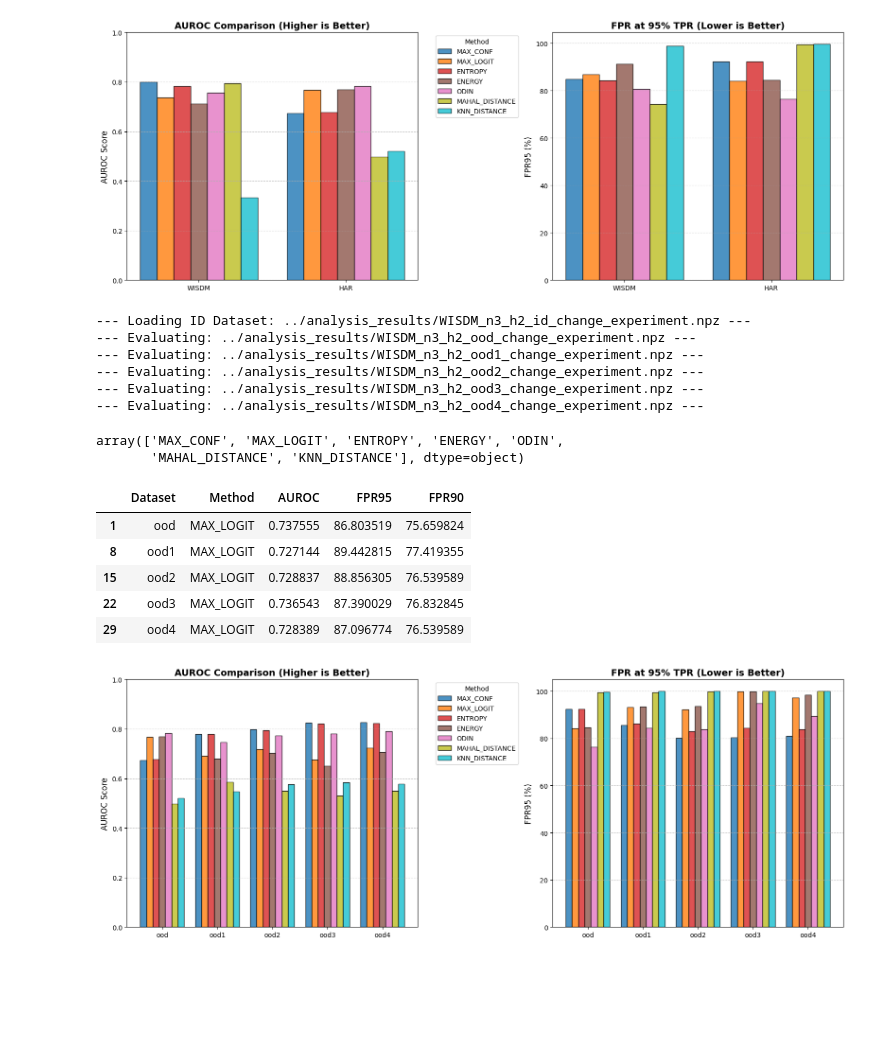
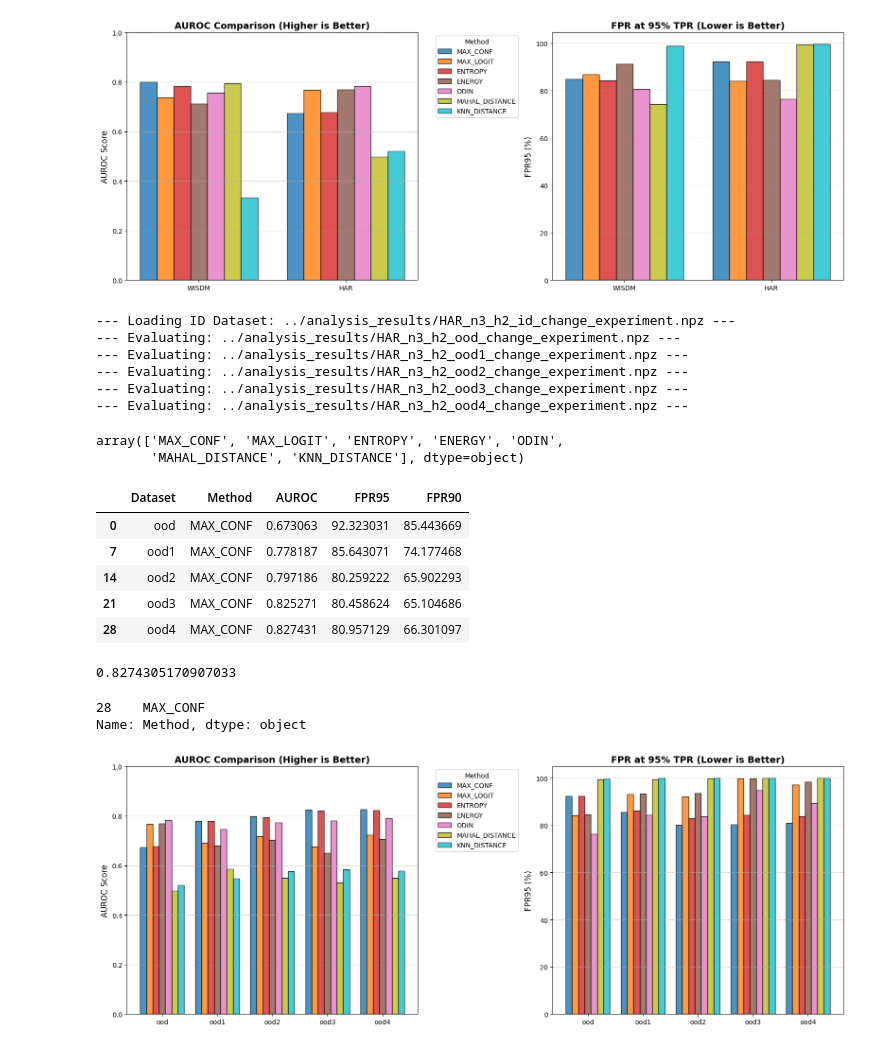
Before and after one commit to czotterbenedek/ood-detection-with-timedrl, a Jupyter notebook: notebooks/evaluation_of_ood.ipynb, the cells around one changed output. Cells and saved outputs as stored; diff of their text form; code cells hidden in the pictures; blank space fills up the shorter version.

Commit message:
experimenting

```diff
--- a/notebooks/evaluation_of_ood.ipynb
+++ b/notebooks/evaluation_of_ood.ipynb
@@ -287,7 +288,7 @@ plot_comparison_report(report_df)
 # %% [output]
 [figure]
 # %%
-dataset = "WISDM"
+dataset = "HAR"
 
 id_file = f"../analysis_results/{dataset}_n3_h2_id_change_experiment.npz"
 
@@ -301,26 +302,36 @@ ood_files = [
 
 df_results = run_full_ood_evaluation_workflow(id_file, ood_files)
 # %% [output]
---- Loading ID Dataset: ../analysis_results/WISDM_n3_h2_id_change_experiment.npz ---
---- Evaluating: ../analysis_results/WISDM_n3_h2_ood_change_experiment.npz ---
---- Evaluating: ../analysis_results/WISDM_n3_h2_ood1_change_experiment.npz ---
---- Evaluating: ../analysis_results/WISDM_n3_h2_ood2_change_experiment.npz ---
---- Evaluating: ../analysis_results/WISDM_n3_h2_ood3_change_experiment.npz ---
---- Evaluating: ../analysis_results/WISDM_n3_h2_ood4_change_experiment.npz ---
+--- Loading ID Dataset: ../analysis_results/HAR_n3_h2_id_change_experiment.npz ---
+--- Evaluating: ../analysis_results/HAR_n3_h2_ood_change_experiment.npz ---
+--- Evaluating: ../analysis_results/HAR_n3_h2_ood1_change_experiment.npz ---
+--- Evaluating: ../analysis_results/HAR_n3_h2_ood2_change_experiment.npz ---
+--- Evaluating: ../analysis_results/HAR_n3_h2_ood3_change_experiment.npz ---
+--- Evaluating: ../analysis_results/HAR_n3_h2_ood4_change_experiment.npz ---
 # %%
 df_results['Method'].unique()
 # %% [output]
 array(['MAX_CONF', 'MAX_LOGIT', 'ENTROPY', 'ENERGY', 'ODIN',
        'MAHAL_DISTANCE', 'KNN_DISTANCE'], dtype=object)
 # %%
-df_results[df_results['Method']=='MAX_LOGIT']
+df_results[df_results['Method']=='MAX_CONF']
 # %% [output]
 |  | Dataset | Method | AUROC | FPR95 | FPR90 |
-| 1 | ood | MAX_LOGIT | 0.737555 | 86.803519 | 75.659824 |
-| 8 | ood1 | MAX_LOGIT | 0.727144 | 89.442815 | 77.419355 |
-| 15 | ood2 | MAX_LOGIT | 0.728837 | 88.856305 | 76.539589 |
-| 22 | ood3 | MAX_LOGIT | 0.736543 | 87.390029 | 76.832845 |
-| 29 | ood4 | MAX_LOGIT | 0.728389 | 87.096774 | 76.539589 |
+| 0 | ood | MAX_CONF | 0.673063 | 92.323031 | 85.443669 |
+| 7 | ood1 | MAX_CONF | 0.778187 | 85.643071 | 74.177468 |
+| 14 | ood2 | MAX_CONF | 0.797186 | 80.259222 | 65.902293 |
+| 21 | ood3 | MAX_CONF | 0.825271 | 80.458624 | 65.104686 |
+| 28 | ood4 | MAX_CONF | 0.827431 | 80.957129 | 66.301097 |
+# %%
+dataset = 'ood4'
+
+print(df_results[df_results['Dataset']==dataset]['AUROC'].max())
+
+df_results[(df_results['Dataset']==dataset) & (df_results['AUROC'] == df_results[(df_results['Dataset']==dataset)]['AUROC'].max())]['Method']
+# %% [output]
+0.8274305170907033
+28    MAX_CONF
+Name: Method, dtype: object
 # %%
 plot_comparison_report(df_results)
 # %% [output]
```
Also changed, not shown: parts of 1 cell of this notebook, 1 other file.
